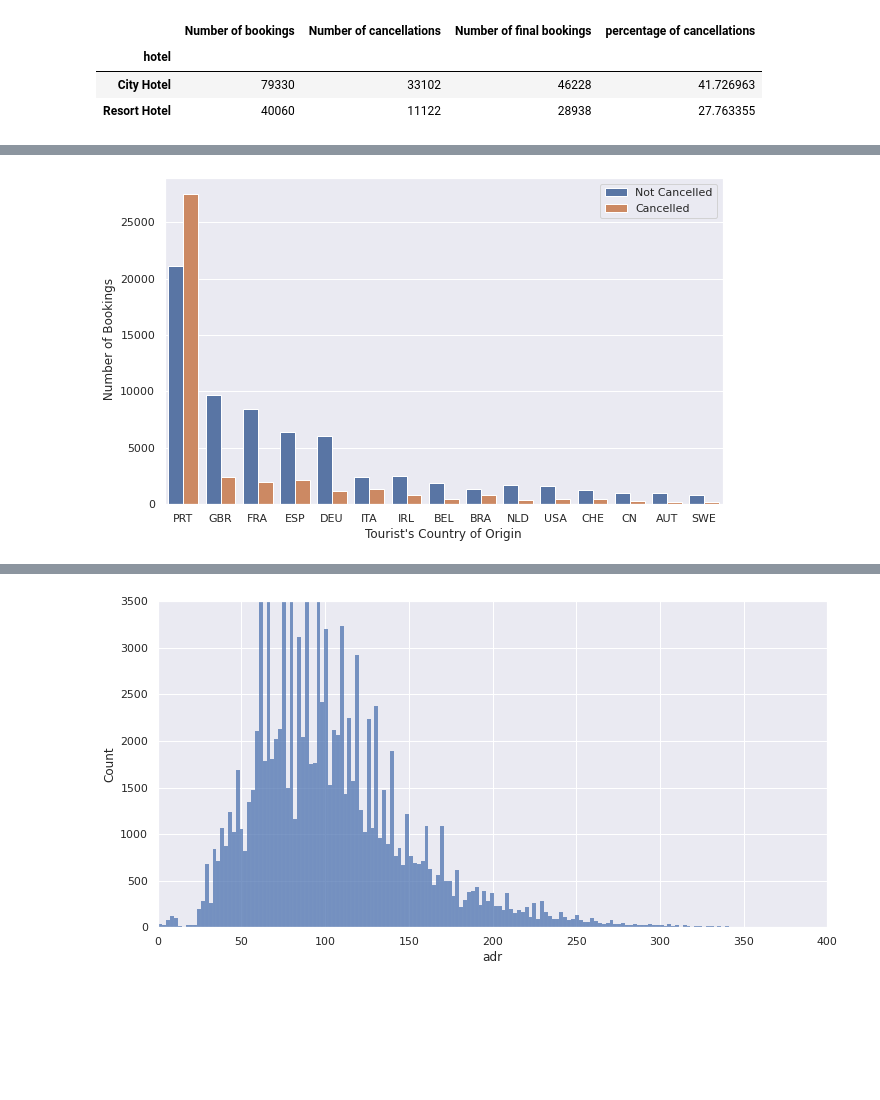
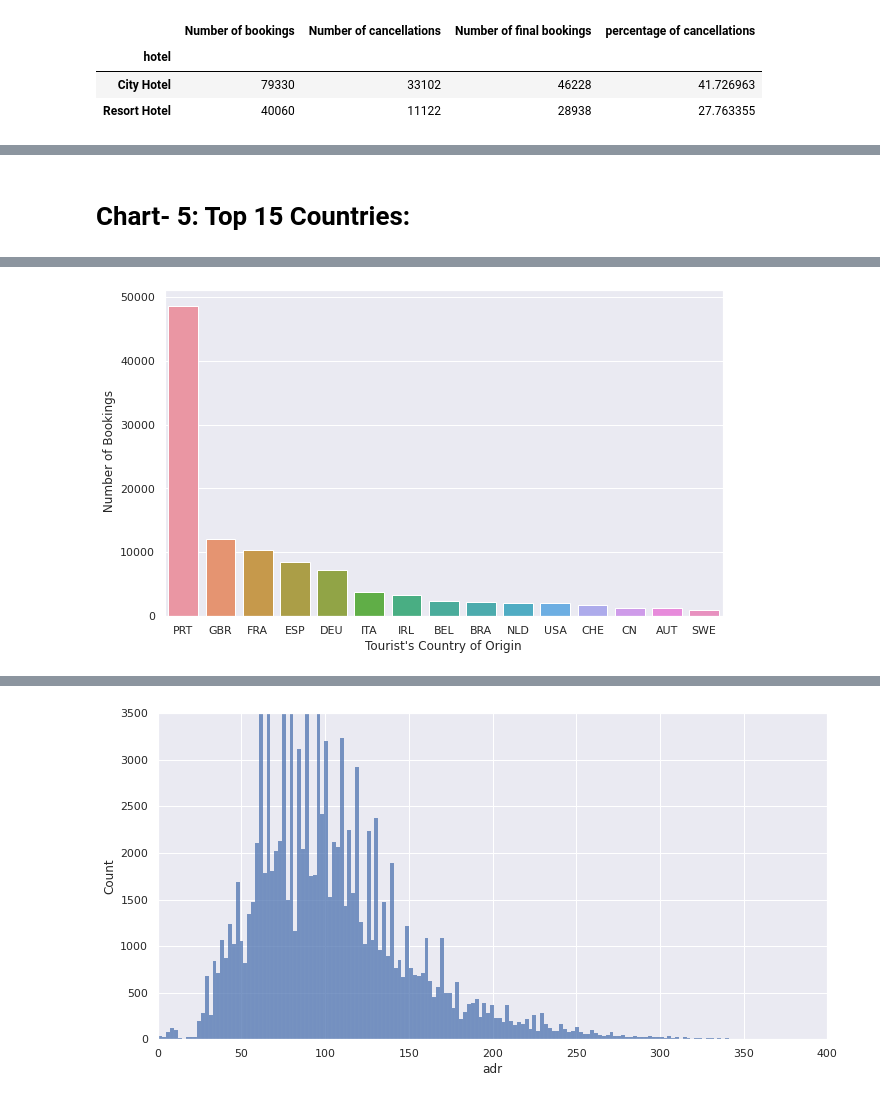
Before and after one commit to manisha-dhanuka/EDA-Project, a Jupyter notebook: Hotel_Booking_Analysis.ipynb, the cells around one changed output, grey strips where cells are left out. Saved outputs shown, nothing was run; the diff lists cells and outputs as text; code cells hidden in the pictures; blank space fills up the shorter version.

```diff
--- a/Hotel_Booking_Analysis.ipynb
+++ b/Hotel_Booking_Analysis.ipynb
@@ -323,13 +442,15 @@ table('hotel')
+# %% [markdown]
+# Chart- 5: Top 15 Countries:
 # %%
-# Top 15 countries contributing to the bookings with their cancellation counts:
+# Top 15 countries contributing to the bookings:
 
 plt.figure(figsize = (10, 6))
-sns.countplot(data = hotel_df, x= 'country', order = hotel_df['country'].value_counts().iloc[:15].index, hue = 'is_canceled')
-plt.legend(['Not Cancelled', 'Cancelled'])
+sns.countplot(data = hotel_df, x= 'country', order = hotel_df['country'].value_counts().iloc[:15].index)
+
 plt.xlabel("Tourist's Country of Origin")
 plt.ylabel(" Number of Bookings")
-plt.savefig("Bookings_country.png")
-files.download("Bookings_country.png");
+# plt.savefig("Bookings_country.png")
+# files.download("Bookings_country.png");
 
 plt.show()
 # %% [output]
@@ -338 +457 @@ plt.show()
-[figure, old version]
+[figure, new version]
```
Also changed, not shown: parts of 113 cells of this notebook.
